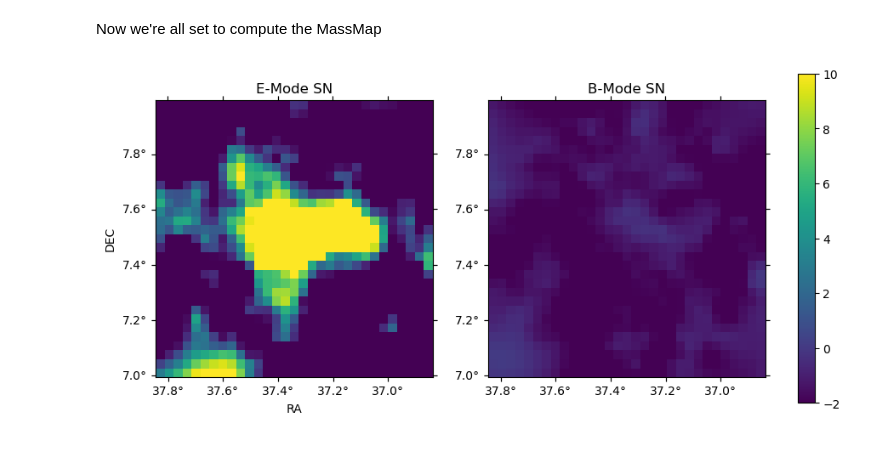
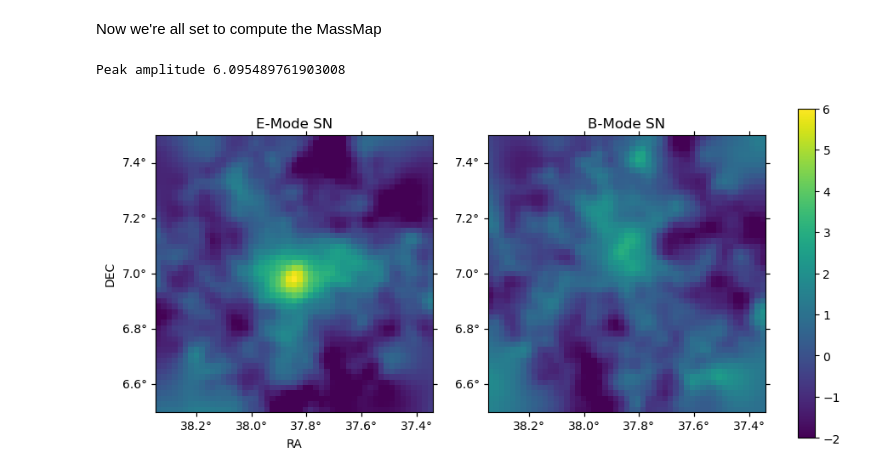
Before and after one commit to lsst-sitcom/comcam_clusters, a Jupyter notebook: ACO360_WL_HSCcalib_MassMap.ipynb, the cells around one changed output. Drawn from its saved outputs; the diff is of its cells as text; code cells hidden in the pictures.

Commit message:
improved butler call and wcs plotting

```diff
--- a/ACO360_WL_HSCcalib_MassMap.ipynb
+++ b/ACO360_WL_HSCcalib_MassMap.ipynb
@@ -137,0 +92,29 @@ Filtered patch 9 in tract 10705
+# %%
+# print(f"Filtered patch {patch} in tract {tract}")
+
+column_list = [
+                       'objectId','tract','patch','coord_ra','coord_dec',
+                       'r_cModel_flag','i_cModel_flag','refExtendedness','i_iPSF_flag',
+                       'i_cModelFlux','i_cModelFluxErr',
+                       'g_cModelFlux','g_cModelFluxErr',
+                       'r_cModelFlux','r_cModelFluxErr',
+                       'z_cModelFlux','z_cModelFluxErr',
+                       'i_ixxPSF','i_iyyPSF','i_ixyPSF','i_ixx','i_iyy','i_ixy',
+                       'i_hsmShapeRegauss_e1','i_hsmShapeRegauss_e2','i_hsmShapeRegauss_sigma',
+                       'i_hsmShapeRegauss_flag','i_blendedness',
+                      ]
+
+merged_cat = pd.DataFrame()
+
+for tract in tp_dict.keys():
+    print(f'Loading objects from tract {tract}, patches:{tp_dict[tract]}')
+    dataId = {'tract': tract ,'skymap':'lsst_cells_v1'}
+    obj_cat = butler.get('object', dataId=dataId, parameters={'columns': column_list})
+    obj_cat = obj_cat.to_pandas()
+    filt = obj_cat['r_cModel_flag']== False
+    filt &= obj_cat['i_cModel_flag']== False
+    filt &= obj_cat['r_cModelFlux']>0
+    filt &= obj_cat['i_cModelFlux']>0
+    filt &= obj_cat['refExtendedness'] > 0.5
+
+    merged_cat = pd.concat([merged_cat, obj_cat[filt]], ignore_index=True)
@@ -515,7 +503,8 @@ flat_wcs.wcs.equinox = 2000
 flat_wcs.wcs.cd = [[-0.2/3600,0],[0,0.2/3600]]
 
 # compute coords in the flat-sky
-coords = SkyCoord(ra=merged_cat_wl['coord_ra'][source_filt][to_use],dec=merged_cat_wl['coord_dec'][source_filt][to_use],unit='degree')
+# coords = SkyCoord(ra=merged_cat_wl['coord_ra'][source_filt][to_use],dec=merged_cat_wl['coord_dec'][source_filt][to_use],unit='degree')
+coords = SkyCoord(ra=merged_cat_wl['coord_ra'],dec=merged_cat_wl['coord_dec'],unit='degree')
 x,y = skycoord_to_pixel(coords,wcs=flat_wcs)
 
 # scale these up to units of degrees to match mass_map spacing and make writing the aperture easier
@@ -528,7 +517,7 @@ weights = weight #np.ones(len(x))
 # Define an NxN grid centered on the cluster
 # Spans 1-deg centered at the BCG
 # scale so that its in pixel coordinates for computing
-N = 31
+N = 51
 
 mid_x = 0
 mid_y = 0
@@ -545,7 +534,7 @@ from astropy.wcs import WCS
 Map_wcs = WCS(naxis=2)
 crval_sky = [ra_bcg*u.deg,dec_bcg*u.deg]
 Map_wcs.wcs.crval = [ra_bcg,dec_bcg]
-Map_wcs.wcs.crpix = [0,0]
+Map_wcs.wcs.crpix = [N//2, N//2]
 Map_wcs.wcs.cdelt = [-1/N,1/N]
 Map_wcs.wcs.ctype = ["RA---TAN", "DEC--TAN"]
 Map_wcs.wcs.radesys = 'ICRS'
@@ -556,36 +545,40 @@ Map_wcs.wcs.cd = [[-1/N,0],[0,1/N]]
 e_ap,b_ap,v_ap = compute_mass_map(x_grid,y_grid,x,y,g1,g2,weights,schirmer_filter,filter_kwargs={'aperture_size':0.6})
 # %% [markdown]
 Now we're all set to compute the MassMap
+# %%
+print("Peak amplitude", np.abs(e_ap/np.sqrt(v_ap)).max())
+# %% [output]
+Peak amplitude 6.095489761903008
 # %%
 fig, axs = plt.subplots(ncols=2,subplot_kw=dict(projection=Map_wcs),figsize=(10,6))
 
 ax = axs[0]
 ax.set_title('E-Mode SN')
-MapE = ax.imshow(e_ap/np.sqrt(v_ap),origin='lower',vmax=10,vmin=-2)
+MapE = ax.imshow(e_ap/np.sqrt(v_ap),origin='lower',vmax=6,vmin=-2)
 
 lon = ax.coords[0]
 lat = ax.coords[1]
 
 lon.set_major_formatter('d.d')
 lat.set_major_formatter('d.d')
 lon.set_axislabel('RA')
 lat.set_axislabel('DEC')
 
 ax = axs[1]
 ax.set_title('B-Mode SN')
-MapB = ax.imshow(b_ap/np.sqrt(v_ap),origin='lower',vmax=100,vmin=-2)
+MapB = ax.imshow(b_ap/np.sqrt(v_ap),origin='lower',vmax=6,vmin=-2)
 
 lon = ax.coords[0]
 lat = ax.coords[1]
 
 lon.set_major_formatter('d.d')
 lat.set_major_formatter('d.d')
 lon.set_axislabel('')
 lat.set_axislabel('')
 
 cbar = fig.colorbar(MapE, ax=axs,fraction=0.025)
 
 #fig.savefig('ACO360_mass_map.png',dpi=480)
 # woohoo, we have a signal!
 # %% [output]
-[figure, old version]
+[figure, new version]
```
Also changed, not shown: parts of 16 cells of this notebook.
